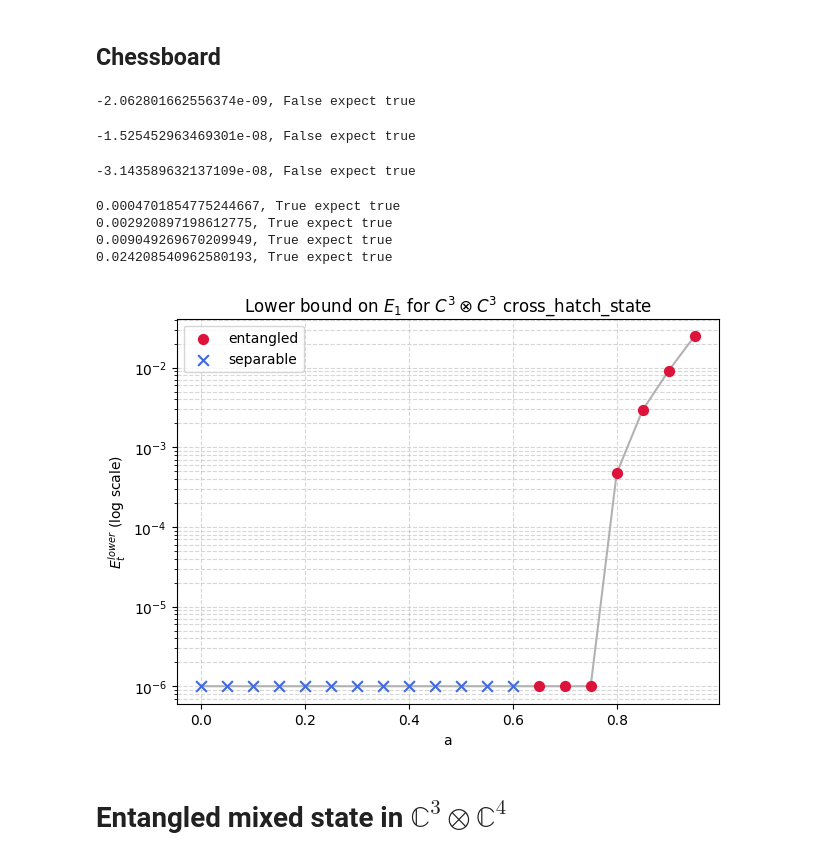
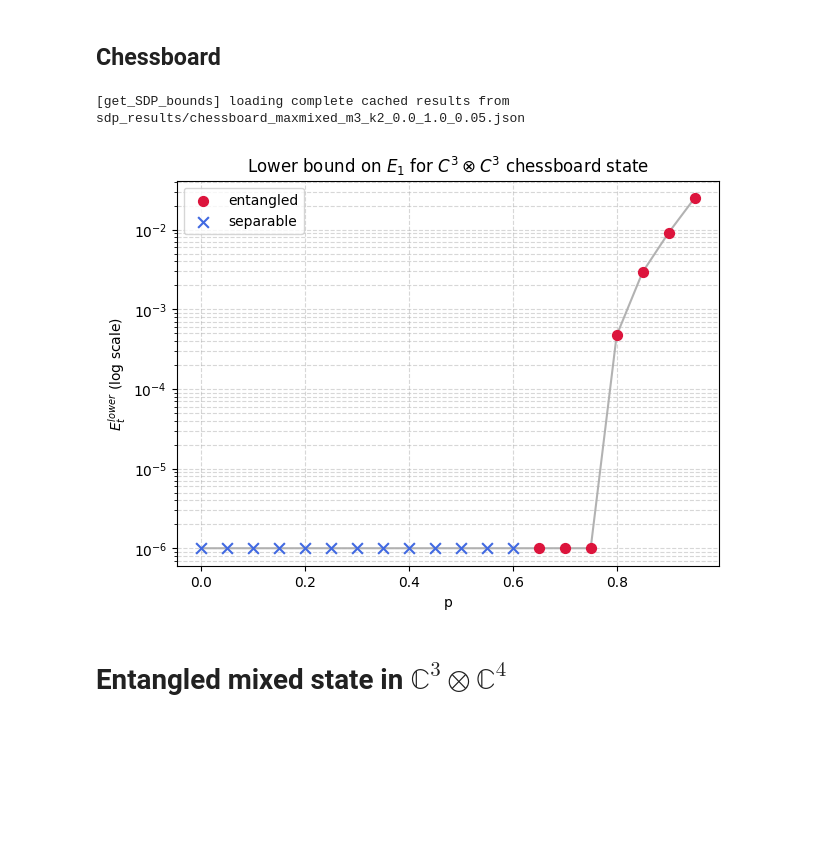
Before and after one commit to AVlyx/QuantifyingSchmidtNumber, a Jupyter notebook: sdp_1.ipynb, the cells around one changed output. Saved outputs shown, nothing was run; the diff lists cells and outputs as text; code cells hidden in the pictures; blank space fills up the shorter version.

```diff
--- a/sdp_1.ipynb
+++ b/sdp_1.ipynb
@@ -323,70 +421,17 @@ plt.show()
 # %% [markdown]
 ## Chessboard
-# %%
-import matplotlib.pyplot as plt
-
-p_vals = []
-Etl_vals = []
-seperable = []
-
-for p, convex_comb_state in tqdm(list(convex_combination(extremal_PPT_chessboard(), max_mixed(9), 0, 1, 0.05))):
-    obj, omega_sym = SDP(antiSymProjector(2), convex_comb_state, m, m)
-
-    p_vals.append(p)
-    sep, _ = is_separable(convex_comb_state)
-    seperable.append(sep)
-    if sep:
-        Etl_vals.append(0)
-        continue
-
-
-    if obj > SDP_TOL:
-        Etl = E_t_lowerk2(2, 1, obj)
-        Etl_vals.append(Etl)
-    else:
-        Etl_vals.append(0)
-
-
-    print(f"{obj}, {obj > SDP_TOL} expect true")
-
-
-p_vals = np.array(p_vals)
-Etl_vals = np.array(Etl_vals, dtype=float)
-seperable = np.array(seperable, dtype=bool)
-
-# small floor so separable (Etl=0) points are visible on a log-scale plot
-eps = 1e-6
-plot_vals = np.where(Etl_vals <= 0, eps, Etl_vals)
-
-plt.figure(figsize=(7, 5))
-
-# connecting line through all points (no markers here)
-plt.plot(p_vals, plot_vals, color='gray', linestyle='-', alpha=0.6, zorder=1)
-
-# entangled points
-plt.scatter(p_vals[~seperable], plot_vals[~seperable],
-            color='crimson', marker='o', s=50, label='entangled', zorder=2)
-
-# separable points, different color/shape
-plt.scatter(p_vals[seperable], plot_vals[seperable],
-            color='royalblue', marker='x', s=60, label='separable', zorder=2)
-
-plt.yscale('log')
-plt.xlabel('a')
-plt.ylabel('$E_{t}^{lower}$ (log scale)')
-plt.title('Lower bound on $E_1$ for $C^3 \\otimes C^3$ cross_hatch_state')
-plt.grid(True, which='both', ls='--', alpha=0.5)
-plt.legend()
-plt.show()
-# %% [output]
--2.062801662556374e-09, False expect true
--1.525452963469301e-08, False expect true
--3.143589632137109e-08, False expect true
-0.0004701854775244667, True expect true
-0.002920897198612775, True expect true
-0.009049269670209949, True expect true
-0.024208540962580193, True expect true
-[figure, removed]
+# %%
+chessboard_gen = convex_combination_generator(extremal_PPT_chessboard(), max_mixed(9))
+chessboard_res = get_SDP_bounds(
+    m=3,
+    generator=chessboard_gen,
+    label="chessboard_maxmixed",
+    param_range=(0.0, 1.0, 0.05),
+)
+plot_Etl_bounds(chessboard_res, 'Lower bound on $E_1$ for $C^3 \\otimes C^3$ chessboard state')
+# %% [output]
+[get_SDP_bounds] loading complete cached results from sdp_results/chessboard_maxmixed_m3_k2_0.0_1.0_0.05.json
+[figure, added]
 # %% [markdown]
 # Entangled mixed state in $\mathbb{C}^3 \otimes \mathbb{C}^4$
 # %%
```
Also changed, not shown: parts of 18 cells of this notebook, 16 other files.
